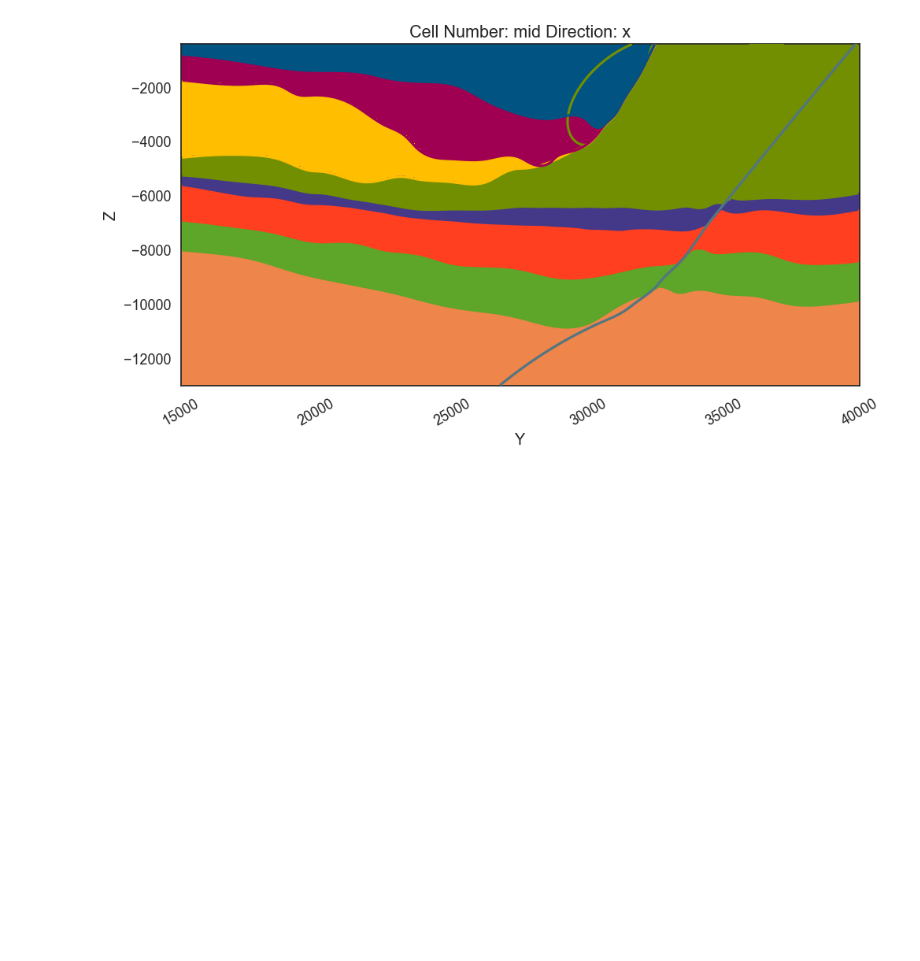
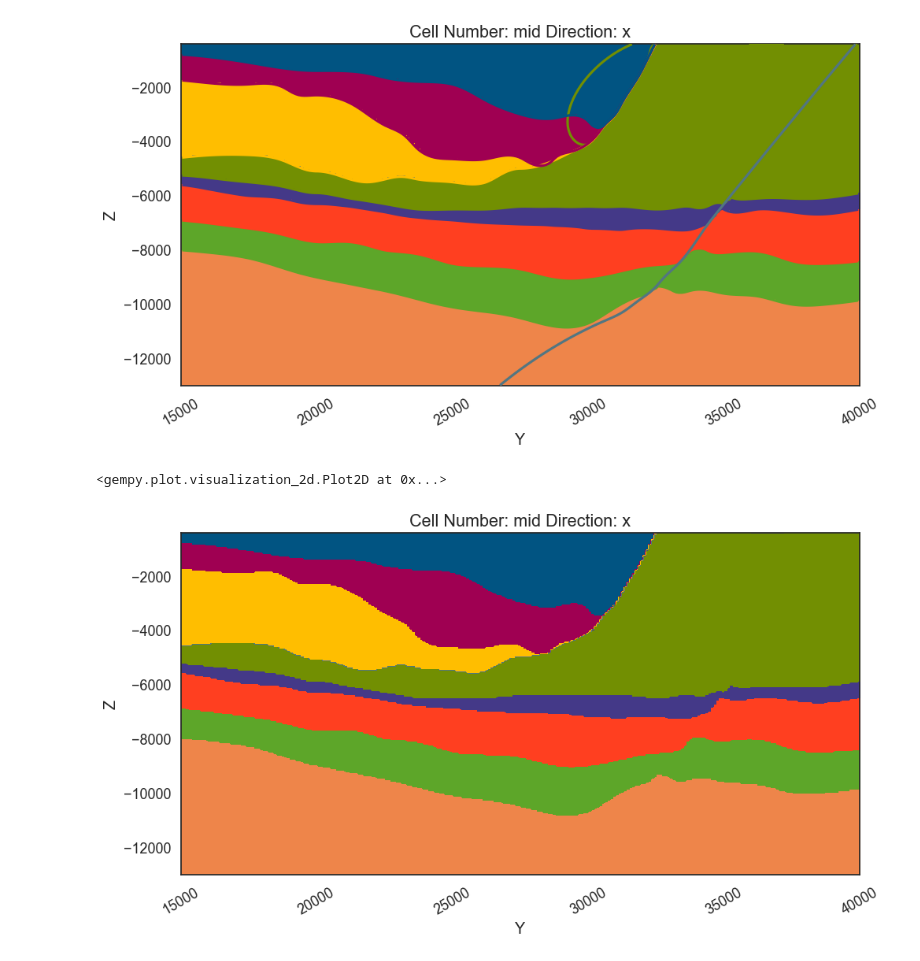
Before and after one commit to PR-4/3Dmodels, a Jupyter notebook: programs/Santos_Basin/Santos_Basin_88ma_seismic/Workflow_Santos_Basin_88Ma_v3.ipynb, the cells around one changed output. Saved outputs shown, nothing was run; the diff lists cells and outputs as text; code cells hidden in the pictures; blank space fills up the shorter version.

```diff
--- a/programs/Santos_Basin/Santos_Basin_88ma_seismic/Workflow_Santos_Basin_88Ma_v3.ipynb
+++ b/programs/Santos_Basin/Santos_Basin_88ma_seismic/Workflow_Santos_Basin_88Ma_v3.ipynb
@@ -166,6 +166,13 @@ gp.plot_2d(geo_model, direction="x", show_data=False, show_lith=True, legend=Fal
 # %% [output]
 <gempy.plot.visualization_2d.Plot2D at 0x...>
 [figure]
+# %%
+# Plot 2D of Y and X
+#gp.plot_2d(geo_model, direction="y", show_data=False, show_lith=True)
+gp.plot_2d(geo_model, direction="x", show_data=False, show_lith=True, legend=False, show_boundaries=False)
+# %% [output]
+<gempy.plot.visualization_2d.Plot2D at 0x...>
+[figure, added]
 # %%
 # Plot 3D
 ver, sim = gp.get_surfaces(geo_model)
```
Also changed, not shown: parts of 3 cells of this notebook, 19 other files.
